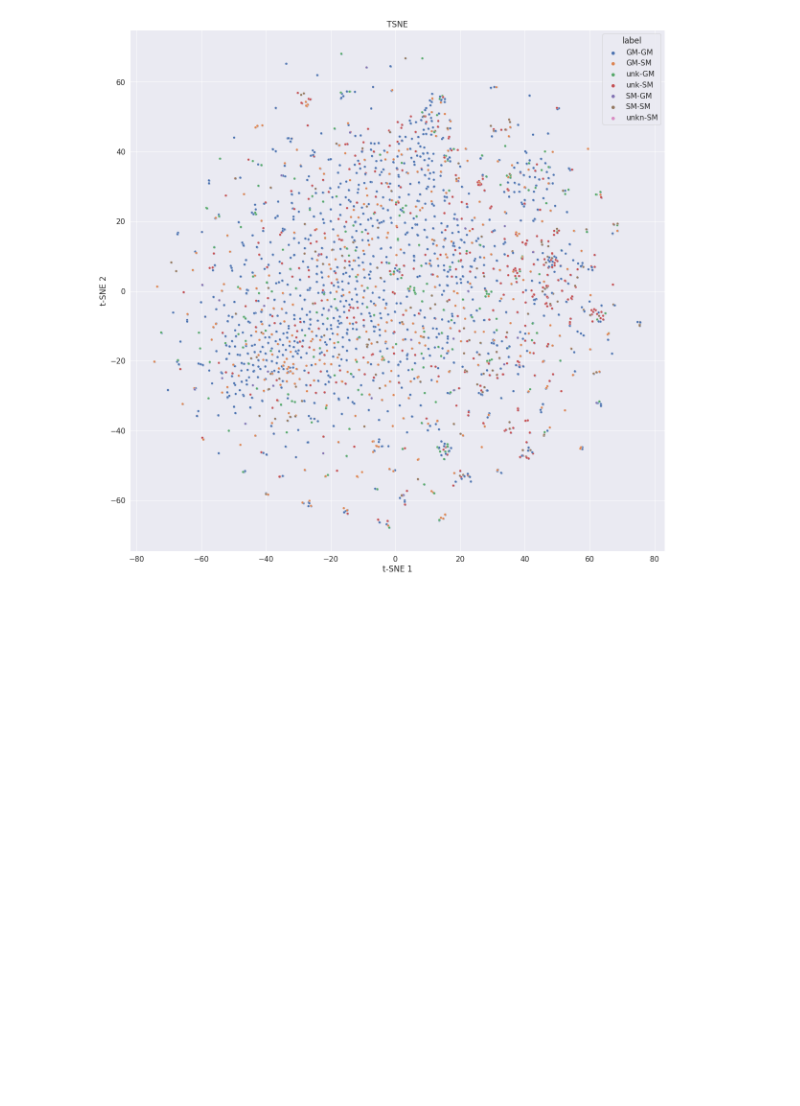
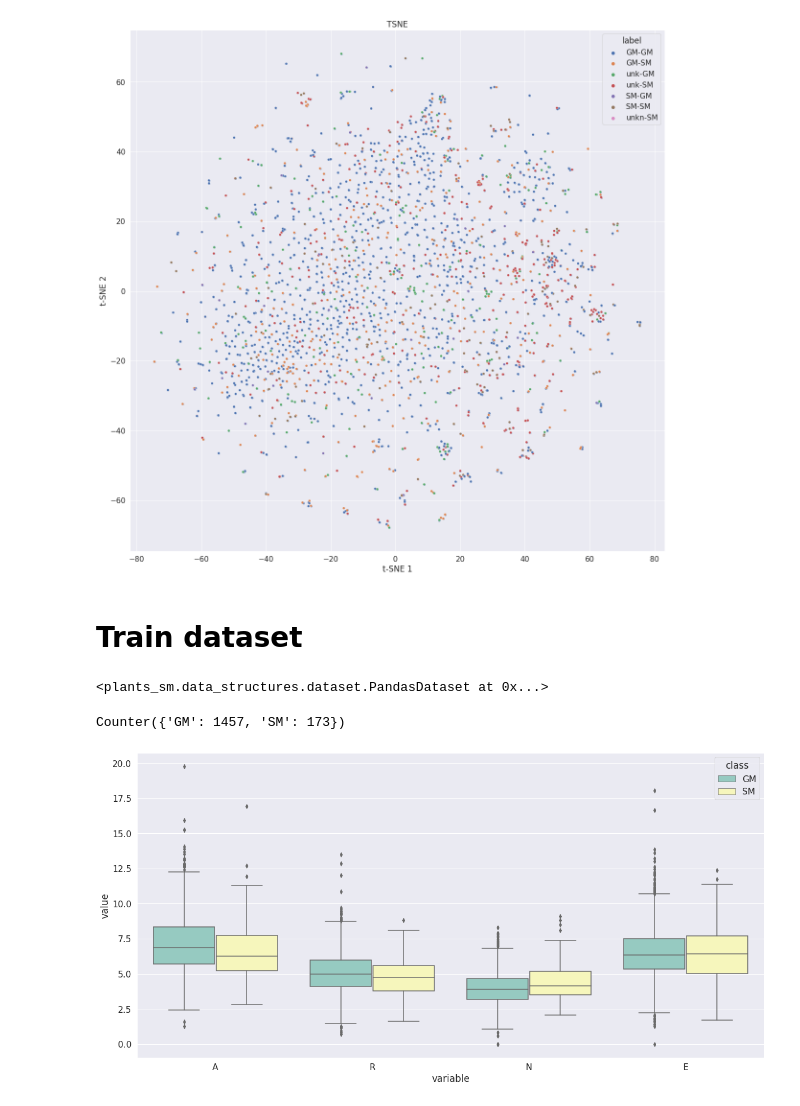
Before and after one commit to jcapels/PlantsSM, a Jupyter notebook: resources/notebook/test_data_exploration.ipynb, the cells around one changed output. Saved outputs shown, nothing was run; the diff lists cells and outputs as text; code cells hidden in the pictures; blank space fills up the shorter version.

```diff
--- a/resources/notebook/test_data_exploration.ipynb
+++ b/resources/notebook/test_data_exploration.ipynb
@@ -102,3 +100,24 @@ tsne.generate_dotplot(tsne_data, dataset2.labels[:, 0])
 # %% [output]
 <AxesSubplot:title={'center':'TSNE'}, xlabel='t-SNE 1', ylabel='t-SNE 2'>
 [figure]
+# %% [markdown]
+# Train dataset
+# %%
+dataset2 = PandasDataset(labels_field=["class"],
+                         representation_field="sequence_test",
+                         instances_ids_field="gene", features_fields=slice(8, -1))
+# %%
+dataset2.from_csv("../data/train_set.tsv")
+# %% [output]
+<plants_sm.data_structures.dataset.PandasDataset at 0x...>
+# %%
+from collections import Counter
+
+Counter(dataset2.labels[:, 0])
+# %% [output]
+Counter({'GM': 1457, 'SM': 173})
+# %%
+boxplot = Boxplot(title=("", 25), orientation="v", pallete="Set3")
+boxplot.generate(features_name=["A", "R", "N", "E"], dataframe=dataset2.dataframe, label_name="class")
+# %% [output]
+[figure, added]
```
Also changed, not shown: parts of 15 cells of this notebook, 5 other files.
